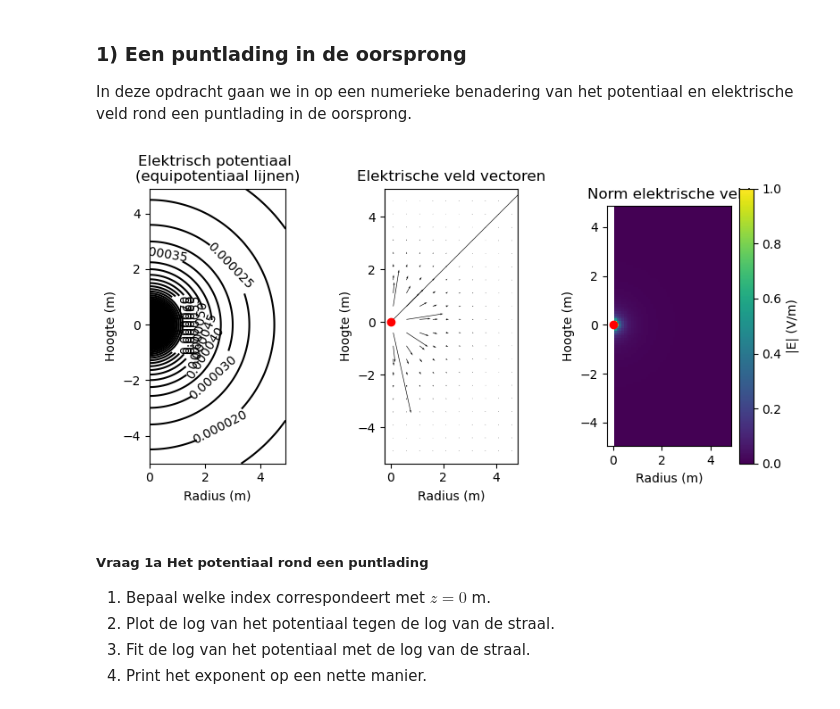
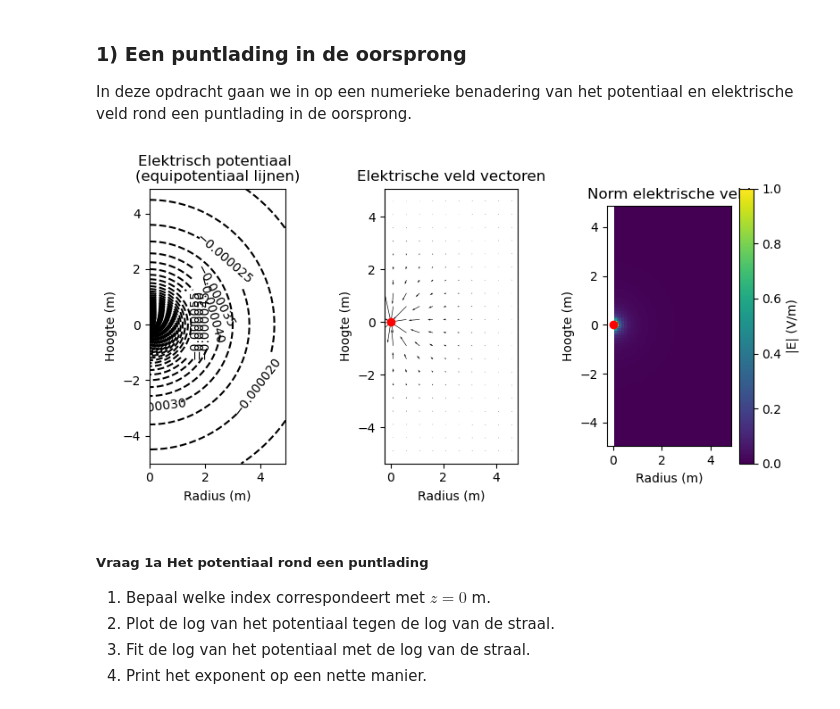
Before and after one commit to FRoerink/opdrachten-DEF-D, a Jupyter notebook: DigitaleOntwerpopdrachten/1CondensatorOpdracht/CondensatorOntwerpopdracht.ipynb, the cells around one changed output. Drawn from its saved outputs; the diff is of its cells as text; code cells hidden in the pictures.

```diff
--- a/DigitaleOntwerpopdrachten/1CondensatorOpdracht/CondensatorOntwerpopdracht.ipynb
+++ b/DigitaleOntwerpopdrachten/1CondensatorOpdracht/CondensatorOntwerpopdracht.ipynb
@@ -65,20 +65,20 @@ grid_step = 0.1  # grid stap grootte (m)
 In deze opdracht gaan we in op een numerieke benadering van het potentiaal en elektrische veld rond een puntlading in de oorsprong.
 # %%
 # Run deze cel, pas de cel niet aan
-charge_one_point = 1e-14  # lading van 1 punt (C)
+charge_one_point = -1e-14  # lading van 1 punt (C)
 
 r, z, B = initialize_plane_grid_for_pt_charge_at_origin(height_domain, width_domain, grid_step)
 V = calculate_V_point_charge_at_origin(charge_one_point, r, z)
 
 Er, Ez, normE = compute_E_pt_charge(V, B, grid_step)  # gebruik de centered finite-difference method
 # met Er de r-component, Ez de z-component en normE de norm van het elektrische veld
 
 r_for_E = r[1:-1]  # de centered finite-difference method kan E niet berekenen op het allereerste en allerlaatste gridpunt in de r-dimensie
 z_for_E = z[1:-1]  # de centered finite-difference method kan E niet berekenen op het allereerste en allerlaatste gridpunt in de z-dimensie
 
 plot_results_pt_charge_at_origin(Ez, Er, normE, V, r, z, grid_step)
 # %% [output]
-[figure, old version]
+[figure, new version]
 # %% [markdown]
 ##### Vraag 1a Het potentiaal rond een puntlading
 
```
Also changed, not shown: parts of 7 cells of this notebook.
